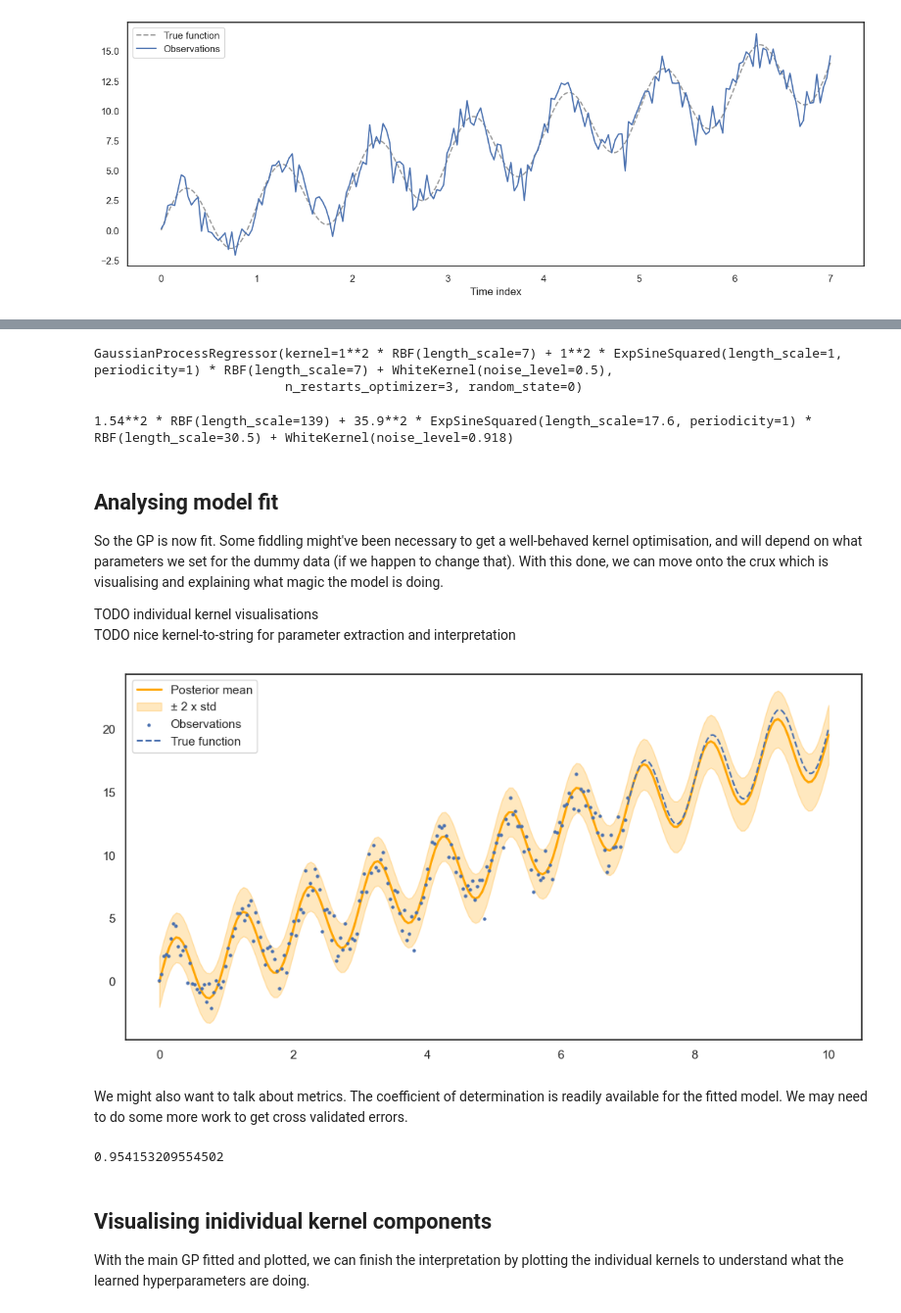
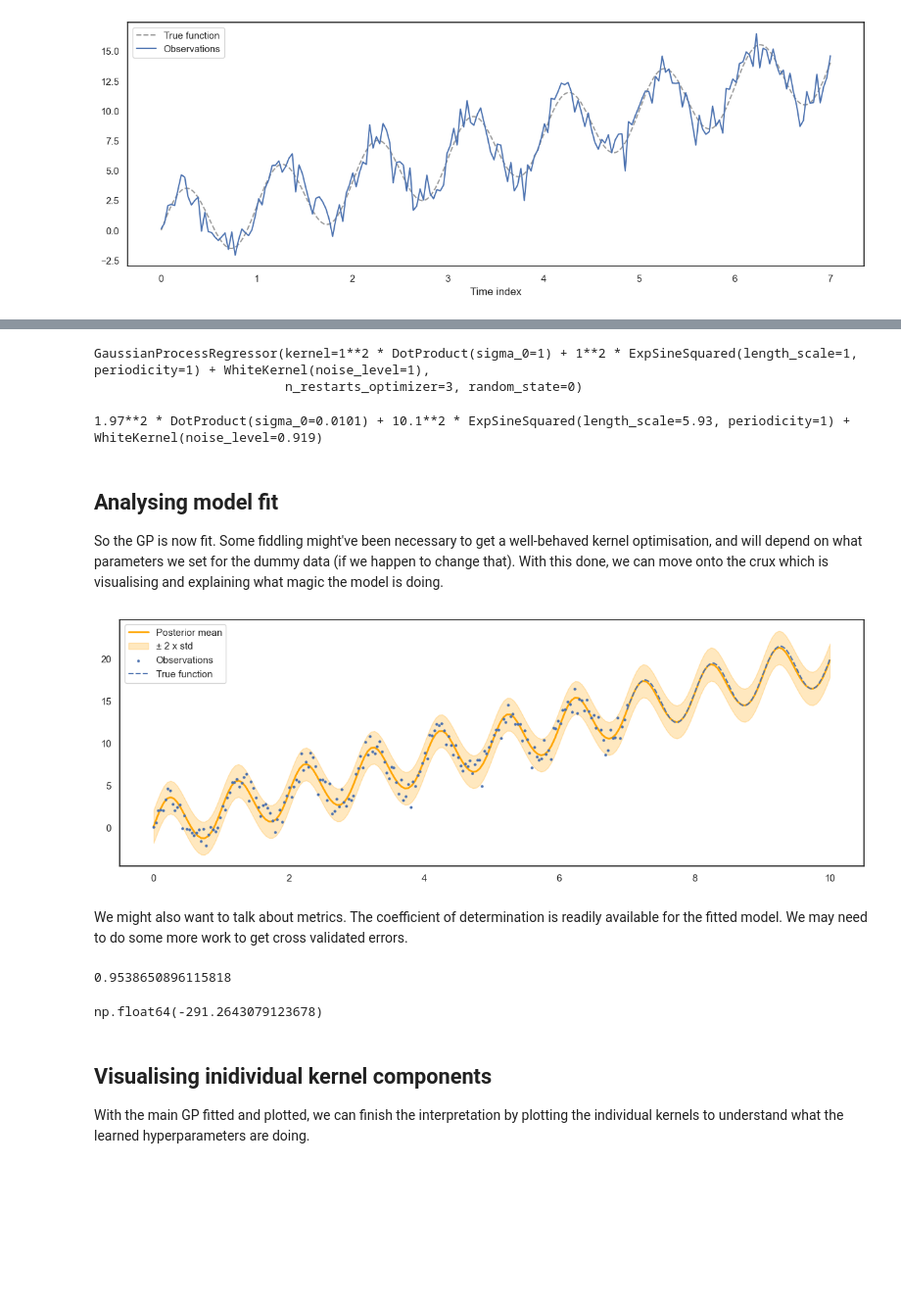
Before and after one commit to EthanGTJones/STAT3008-Group-Project, a Jupyter notebook: artificial_data.ipynb, the cells around one changed output, grey strips where cells are left out. Shown at 98% size. Drawn from its saved outputs; the diff is of its cells as text; code cells hidden in the pictures; blank space fills up the shorter version.

Commit message:
Testing linear kernel for artificial dataset

```diff
--- a/artificial_data.ipynb
+++ b/artificial_data.ipynb
@@ -103,11 +103,13 @@ and each kernel can also have a scale parameter out the front. Hence the summed
 $$k(x,x') = k_{RQ} + k_{ESS} + k_{WN}$$
 # %%
 from sklearn.gaussian_process import GaussianProcessRegressor
-from sklearn.gaussian_process.kernels import RBF, RationalQuadratic, ExpSineSquared, WhiteKernel, ConstantKernel
+from sklearn.gaussian_process.kernels import *
 
-kernel_lin = ConstantKernel(1.0) * RBF(7)
-kernel_per = ConstantKernel(1.0) * ExpSineSquared(length_scale=1, periodicity=1, periodicity_bounds="fixed") * RBF(7)
-kernel_noi = WhiteKernel(0.5, noise_level_bounds=(1e-5, 1e2))
+kernel_lin = ConstantKernel(1.0) * DotProduct(1.0)
+# kernel_lin = ConstantKernel(1.0) * RBF(1.0)
+kernel_per = ConstantKernel(1.0) * ExpSineSquared(length_scale=1.0, periodicity=1, periodicity_bounds="fixed")
+# kernel_per = ConstantKernel(1.0) * ExpSineSquared(length_scale=1.0, periodicity=1, periodicity_bounds="fixed") * RBF(1.0)
+kernel_noi = WhiteKernel(1.0, noise_level_bounds=(1e-5, 1e1))
 kernel = kernel_lin + kernel_per + kernel_noi
 # %%
 X = X.reshape(-1, 1)
@@ -118,23 +120,20 @@ gp = GaussianProcessRegressor(kernel=kernel, n_restarts_optimizer=n_restarts, ra
 # %%
 gp.fit(X, y)
 # %% [output]
-GaussianProcessRegressor(kernel=1**2 * RBF(length_scale=7) + 1**2 * ExpSineSquared(length_scale=1, periodicity=1) * RBF(length_scale=7) + WhiteKernel(noise_level=0.5),
+GaussianProcessRegressor(kernel=1**2 * DotProduct(sigma_0=1) + 1**2 * ExpSineSquared(length_scale=1, periodicity=1) + WhiteKernel(noise_level=1),
                          n_restarts_optimizer=3, random_state=0)
 # %%
 gp.kernel_
 # %% [output]
-1.54**2 * RBF(length_scale=139) + 35.9**2 * ExpSineSquared(length_scale=17.6, periodicity=1) * RBF(length_scale=30.5) + WhiteKernel(noise_level=0.918)
+1.97**2 * DotProduct(sigma_0=0.0101) + 10.1**2 * ExpSineSquared(length_scale=5.93, periodicity=1) + WhiteKernel(noise_level=0.919)
 # %% [markdown]
 ## Analysing model fit
 
 So the GP is now fit. Some fiddling might've been necessary to get a well-behaved kernel optimisation, and will depend on what parameters we set for the dummy data (if we happen to change that). With this done, we can move onto the crux which is visualising and explaining what magic the model is doing.
-
-TODO individual kernel visualisations\
-TODO nice kernel-to-string for parameter extraction and interpretation
 # %%
 def visualise_gpr(
         gp: GaussianProcessRegressor, data: list = None, true_fn: list = None,
-        start: float = None, end: float = None, n: float = 100):
+        start: float = None, end: float = None, n: float = 100, figsize: tuple = (12, 6)):
     """Visualise a fitted GP model. Should work so that you can optionally pass the observations or
     the true function value, but I'd recommend both to show the full picture. If you don't pass the
     time bounds `(start, end)`, then it'll try finding the bounds of the index in `data[0]`.
@@ -154,7 +153,7 @@ def visualise_gpr(
         end = data[0].max()
     y_mean = data[1].mean() if data else 0.0
 
-    plt.figure(figsize=(12, 6))
+    plt.figure(figsize=figsize)
 
     # GP preds
     X_plot = np.linspace(start, end, n).reshape(-1, 1)
@@ -182,19 +181,24 @@ def visualise_gpr(
 # %%
 FORECAST = 3
 
 data = [X.ravel(), y.ravel() + y_mean]
 # true_fn = [X_true, y_true]
 true_fn = generate_dummy_data(END, END + FORECAST, 1000, add_noise=False)
+# true_fn = None
 
-visualise_gpr(gp, data, true_fn, START, END + FORECAST, N_POINTS)
+visualise_gpr(gp, data, true_fn, START, END + FORECAST, N_POINTS, (15, 5))
 # %% [output]
-[figure, old version]
+[figure, new version]
 # %% [markdown]
 We might also want to talk about metrics. The coefficient of determination is readily available for the fitted model. We may need to do some more work to get cross validated errors.
 # %%
 gp.score(X, y)
 # %% [output]
-0.954153209554502
+0.9538650896115818
+# %%
+gp.log_marginal_likelihood_value_
+# %% [output]
+np.float64(-291.2643079123678)
 # %% [markdown]
 ## Visualising inidividual kernel components
 
```
Also changed, not shown: parts of 4 cells of this notebook.
